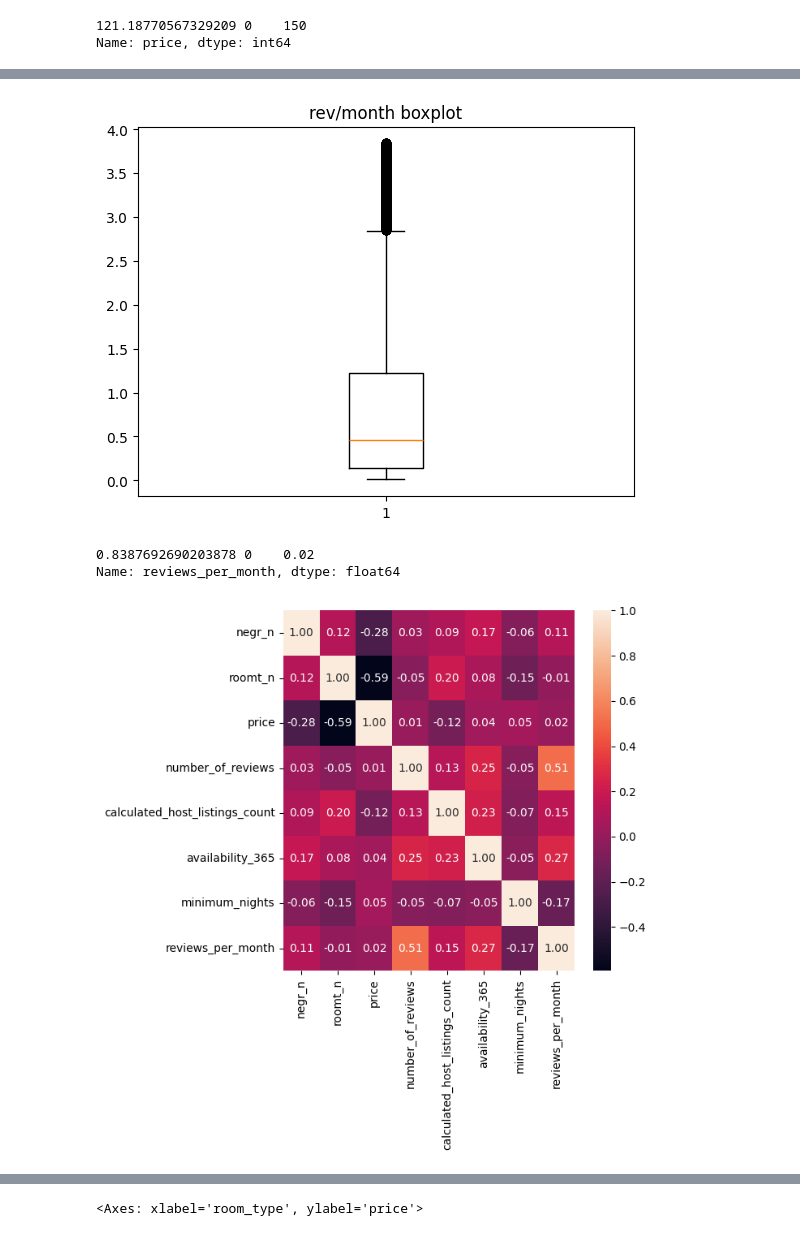
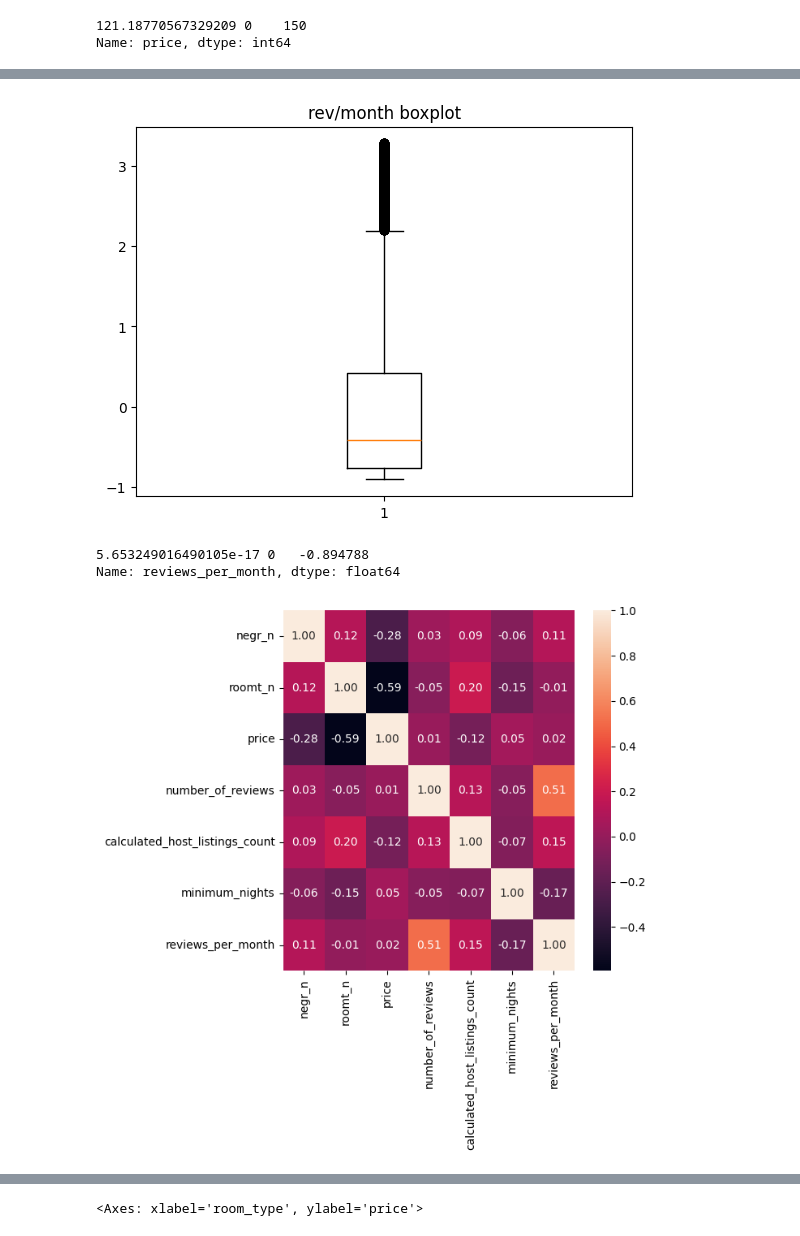
Before and after one commit to 4GeeksAcademy/salvador_romero_machine-learning-python-template, a Jupyter notebook: src/explore.ipynb, the cells around one changed output, grey strips where cells are left out. Saved outputs shown, nothing was run; the diff lists cells and outputs as text; code cells hidden in the pictures.

```diff
--- a/src/explore.ipynb
+++ b/src/explore.ipynb
@@ -44,6 +44,8 @@ data.describe()
 | 75% | 2.915218e+07 | 1.074344e+08 | 40.763115 | -73.936275 | 175.000000 | 5.000000 | 24.000000 | 2.020000 | ... |
 | max | 3.648724e+07 | 2.743213e+08 | 40.913060 | -73.712990 | 10000.000000 | 1250.000000 | 629.000000 | 58.500000 | ... |
 # %%
+from sklearn.preprocessing import StandardScaler
+
 columns = ["price", "minimum_nights", "number_of_reviews", "reviews_per_month", "calculated_host_listings_count"]
 new_data = data
 for i in columns:
@@ -57,6 +59,11 @@ for i in columns:
     print(f"\nOutliers en '{i}': {len(rem)} encontrados.{hi_lim} {low_lim}")
     new_data = new_data.drop(index=rem.index)
 new_data.describe()
+
+scaler = StandardScaler()
+norm_features = scaler.fit_transform(new_data[columns])
+data_scal = pd.DataFrame(norm_features, index = new_data.index, columns = columns)
+data_scal["price"] = new_data["price"]
 # %% [output]
 Outliers en 'price': 2977 encontrados.334.0 -90.0
 
@@ -97,20 +95,20 @@ Name: number_of_reviews, dtype: int64
 # %%
-plt.boxplot(x=new_data['reviews_per_month'].dropna())
+plt.boxplot(x=data_scal['reviews_per_month'].dropna())
 plt.title('rev/month boxplot')
 plt.show()
-print(str(new_data['reviews_per_month'].mean())+" "+str(new_data['reviews_per_month'].mode()))
+print(str(data_scal['reviews_per_month'].mean())+" "+str(data_scal['reviews_per_month'].mode()))
 # %% [output]
-[figure, old version]
+[figure, new version]
-0.8387692690203878 0    0.02
+5.653249016490105e-17 0   -0.894788
 Name: reviews_per_month, dtype: float64
 # %%
 import seaborn as sns
 fig, axis = plt.subplots(figsize = (7,7))
-new_data['negr_n']=pd.factorize(new_data["neighbourhood_group"])[0]
-new_data['roomt_n']=pd.factorize(new_data["room_type"])[0]
-sns.heatmap(new_data[["negr_n", "roomt_n","price","number_of_reviews","calculated_host_listings_count","availability_365","minimum_nights","reviews_per_month"]].corr(), annot = True, fmt = ".2f")
+data_scal['negr_n']=pd.factorize(new_data["neighbourhood_group"])[0]
+data_scal['roomt_n']=pd.factorize(new_data["room_type"])[0]
+sns.heatmap(data_scal[["negr_n", "roomt_n","price","number_of_reviews","calculated_host_listings_count","minimum_nights","reviews_per_month"]].corr(), annot = True, fmt = ".2f")
 
 plt.tight_layout()
 # %% [output]
-[figure, old version]
+[figure, new version]
 # %%
```
Also changed, not shown: parts of 7 cells of this notebook, 4 other files.
